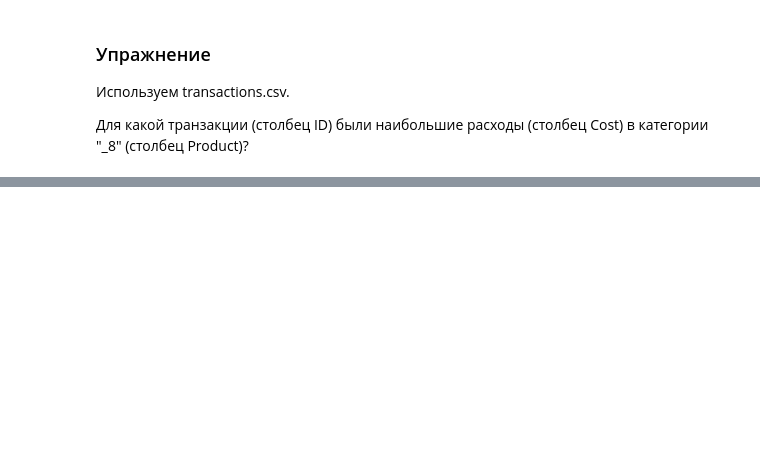
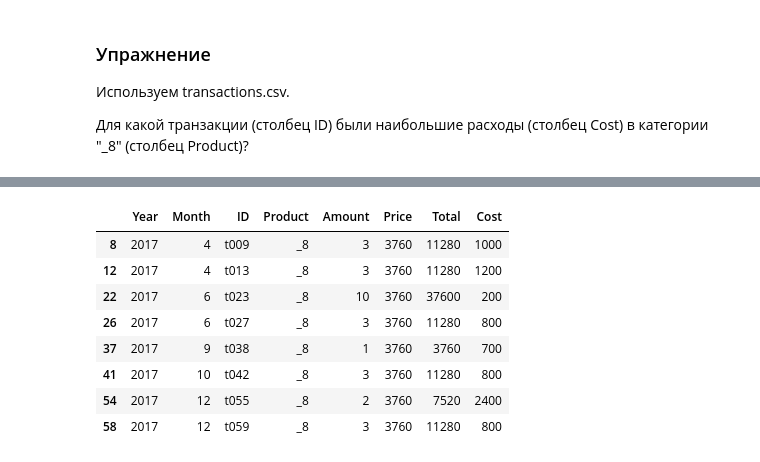
Before and after one commit to viktoriasin/n_homework, a Jupyter notebook: python_block/5/lecture/Python_5_pandas.ipynb, the cells around one changed output, grey strips where cells are left out. Drawn from its saved outputs; the diff is of its cells as text; code cells hidden in the pictures; blank space fills up the shorter version.

```diff
--- a/python_block/5/lecture/Python_5_pandas.ipynb
+++ b/python_block/5/lecture/Python_5_pandas.ipynb
@@ -32,3 +43,5 @@ data.shape
 # %% [markdown]
 ### Упражнение
 Вам дана статистика продаж в файле transactions.csv. Вам необходимо загрузить этот файл в датафрейм и посчитать его размеры.
+# %%
+df = pd.read_csv('transactions.csv')
@@ -132,0 +355,12 @@ data.sort_values(by=['country', 'year', 'quantity'], ascending=[True, True, Fals
+# %%
+df[df.Product == '_8']
+# %% [output]
+|  | Year | Month | ID | Product | Amount | Price | Total | Cost |
+| 8 | 2017 | 4 | t009 | _8 | 3 | 3760 | 11280 | 1000 |
+| 12 | 2017 | 4 | t013 | _8 | 3 | 3760 | 11280 | 1200 |
+| 22 | 2017 | 6 | t023 | _8 | 10 | 3760 | 37600 | 200 |
+| 26 | 2017 | 6 | t027 | _8 | 3 | 3760 | 11280 | 800 |
+| 37 | 2017 | 9 | t038 | _8 | 1 | 3760 | 3760 | 700 |
+| 41 | 2017 | 10 | t042 | _8 | 3 | 3760 | 11280 | 800 |
+| 54 | 2017 | 12 | t055 | _8 | 2 | 3760 | 7520 | 2400 |
+| 58 | 2017 | 12 | t059 | _8 | 3 | 3760 | 11280 | 800 |
```
Also changed, not shown: parts of 34 cells of this notebook, 3 other files.
